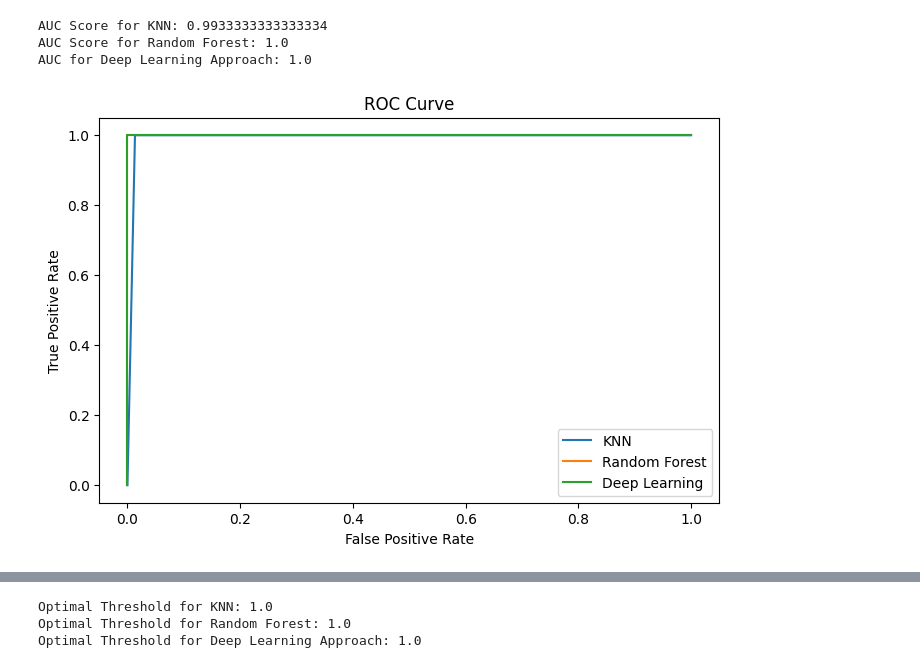
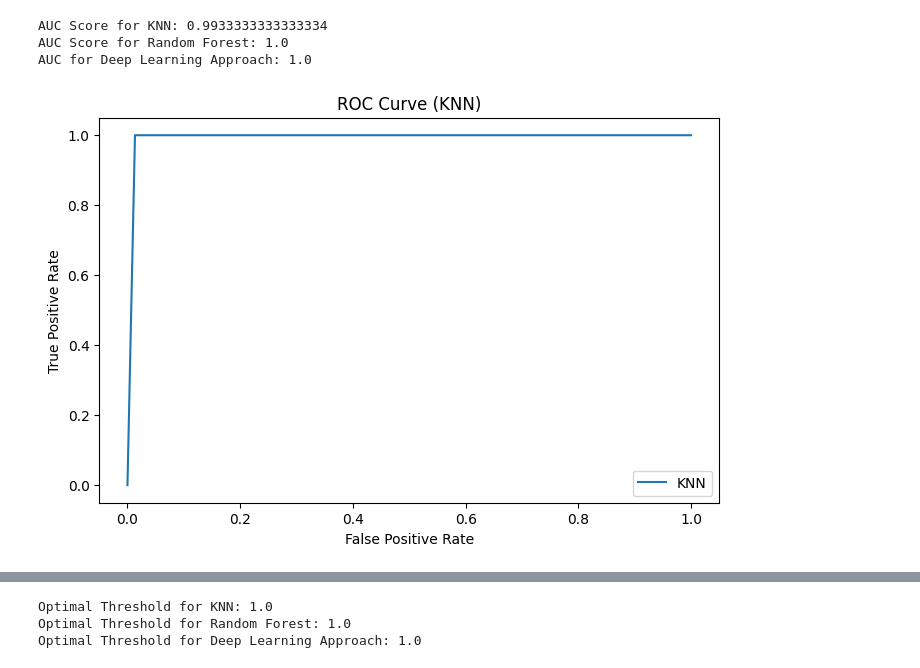
Before and after one commit to kyleosung/Stats_3DA3_A6, a Jupyter notebook: assignment6.ipynb, the cells around one changed output, grey strips where cells are left out. Drawn from its saved outputs; the diff is of its cells as text; code cells hidden in the pictures.

```diff
--- a/assignment6.ipynb
+++ b/assignment6.ipynb
@@ -1100,12 +1100,10 @@ AUC for Deep Learning Approach: 1.0
 # %%
 plt.figure(figsize=(8,5))
 plt.plot(fpr_knn, tpr_knn, label='KNN')
-plt.plot(fpr_rf, tpr_rf, label='Random Forest')
-plt.plot(fpr_dl, tpr_dl, label='Deep Learning')
 plt.xlabel('False Positive Rate')
 plt.ylabel('True Positive Rate')
-plt.title('ROC Curve')
+plt.title('ROC Curve (KNN)')
 plt.legend()
 plt.show()
 # %% [output]
-[figure, old version]
+[figure, new version]
```
Also changed, not shown: parts of 11 cells of this notebook.
